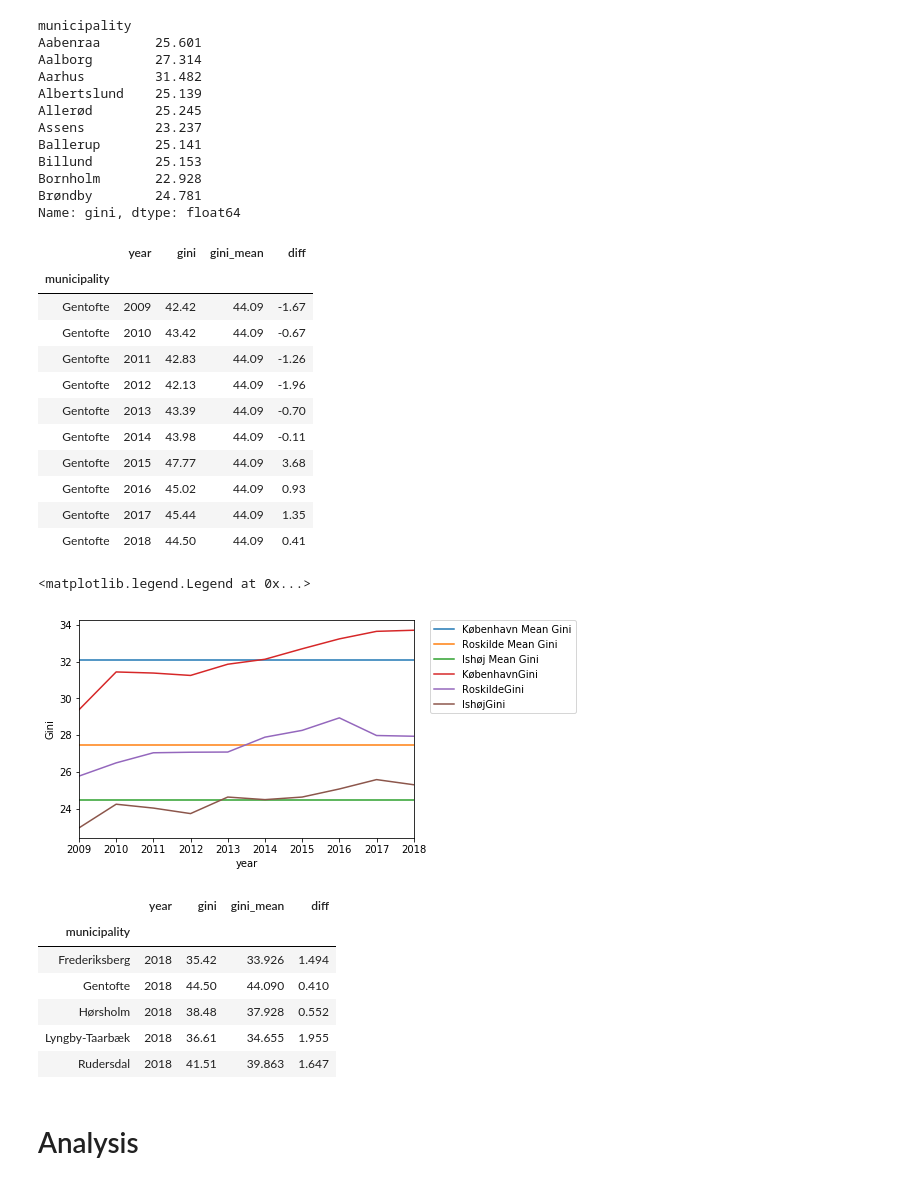
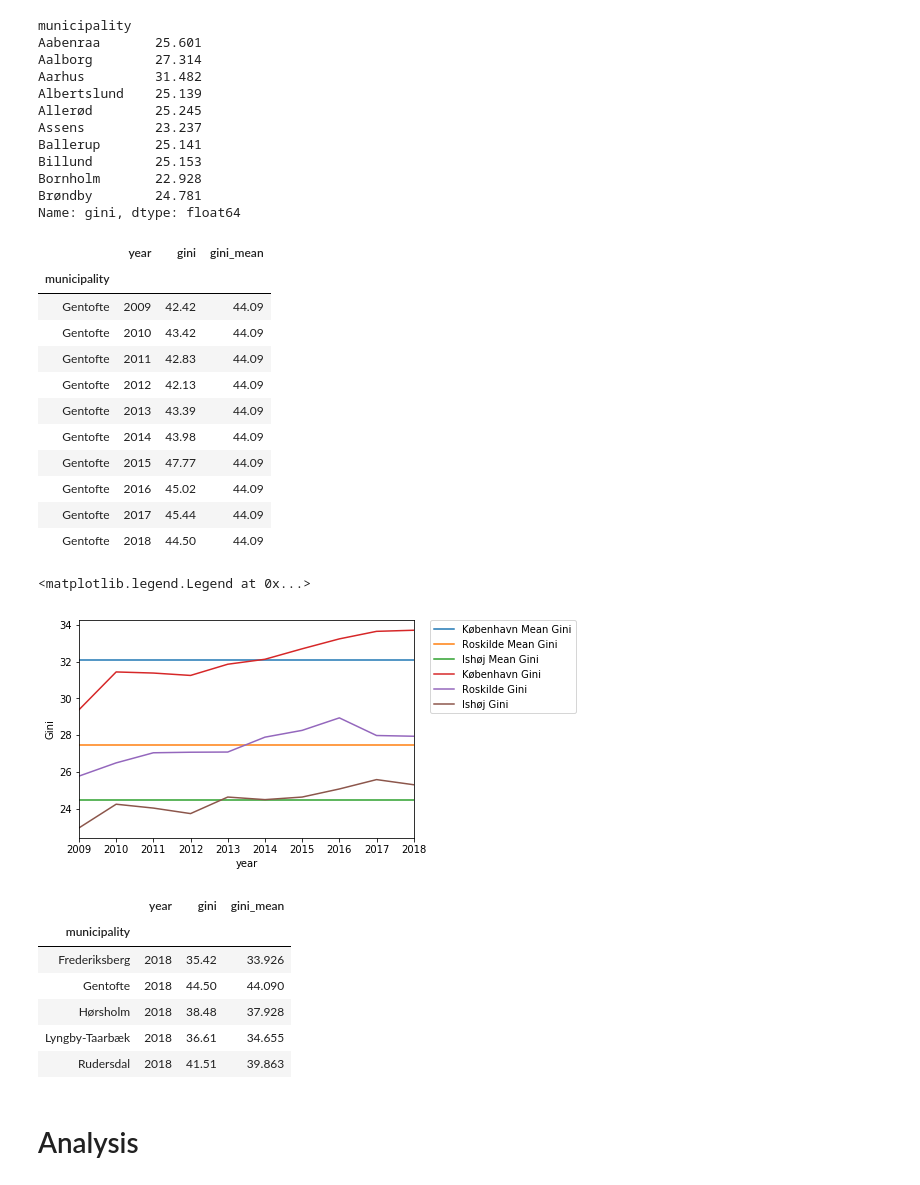
Before and after one commit to NumEconCopenhagen/projects-2020-tobiasharald, a Jupyter notebook: dataproject/dataproject.ipynb, the cells around one changed output. Drawn from its saved outputs; the diff is of its cells as text; code cells hidden in the pictures.

```diff
--- a/dataproject/dataproject.ipynb
+++ b/dataproject/dataproject.ipynb
@@ -410,54 +340,53 @@ Brøndby        24.781
 Name: gini, dtype: float64
 # %%
 gini_mean.name = 'gini_mean'
-gini_test = gini_long.set_index('municipality').join(gini_mean, how='left')
-gini_test['diff'] = gini_test.gini - gini_mean
-gini_test.xs('Gentofte')
+gini_graph = gini_long.set_index('municipality').join(gini_mean, how='left')
+gini_graph.xs('Gentofte')
 # %% [output]
-|  | year | gini | gini_mean | diff |
-| municipality |  |  |  |  |
-| Gentofte | 2009 | 42.42 | 44.09 | -1.67 |
-| Gentofte | 2010 | 43.42 | 44.09 | -0.67 |
-| Gentofte | 2011 | 42.83 | 44.09 | -1.26 |
-| Gentofte | 2012 | 42.13 | 44.09 | -1.96 |
-| Gentofte | 2013 | 43.39 | 44.09 | -0.70 |
-| Gentofte | 2014 | 43.98 | 44.09 | -0.11 |
-| Gentofte | 2015 | 47.77 | 44.09 | 3.68 |
-| Gentofte | 2016 | 45.02 | 44.09 | 0.93 |
-| Gentofte | 2017 | 45.44 | 44.09 | 1.35 |
-| Gentofte | 2018 | 44.50 | 44.09 | 0.41 |
+|  | year | gini | gini_mean |
+| municipality |  |  |  |
+| Gentofte | 2009 | 42.42 | 44.09 |
+| Gentofte | 2010 | 43.42 | 44.09 |
+| Gentofte | 2011 | 42.83 | 44.09 |
+| Gentofte | 2012 | 42.13 | 44.09 |
+| Gentofte | 2013 | 43.39 | 44.09 |
+| Gentofte | 2014 | 43.98 | 44.09 |
+| Gentofte | 2015 | 47.77 | 44.09 |
+| Gentofte | 2016 | 45.02 | 44.09 |
+| Gentofte | 2017 | 45.44 | 44.09 |
+| Gentofte | 2018 | 44.50 | 44.09 |
 # %%
 municipalities2 = ['København','Roskilde','Ishøj']
 
 fig = plt.figure()
 ax = fig.add_subplot(1,1,1)
 
 for m in municipalities2:
-    gini_test.xs(m).plot(x='year',y='gini_mean',ax=ax,label=m + ' Mean Gini')
+    gini_graph.xs(m).plot(x='year',y='gini_mean',ax=ax,label=m + ' Mean Gini')
 
 for m in municipalities2:
-    gini_test.xs(m).plot(x='year',y='gini',ax=ax,label=m + 'Gini')
+    gini_graph.xs(m).plot(x='year',y='gini',ax=ax,label=m + ' Gini')
 
 ax.legend(frameon=True)
 ax.set_ylabel('Gini')
 
 plt.legend(bbox_to_anchor=(1.05, 1), loc='upper left', borderaxespad=0.)
 # %% [output]
 <matplotlib.legend.Legend at 0x...>
-[figure, old version]
+[figure, new version]
 # %%
 #Here we look at the 5 municipalities with the highest gini koeffcient
-gini_2018 = gini_test.loc[(gini_test['year'] == 2018), :]
-gini_large = gini_2018.loc[(gini_2018['gini_mean'] > 33), :]
+gini_2018 = gini_graph.loc[(gini_graph['year'] == 2018), :] # Here we select the yer 2018
+gini_large = gini_2018.loc[(gini_2018['gini_mean'] > 33), :] # Here we choose the municipalities with the highest mean gini by demanding that it is above 33
 gini_large.head(8)
 # %% [output]
-|  | year | gini | gini_mean | diff |
-| municipality |  |  |  |  |
-| Frederiksberg | 2018 | 35.42 | 33.926 | 1.494 |
-| Gentofte | 2018 | 44.50 | 44.090 | 0.410 |
-| Hørsholm | 2018 | 38.48 | 37.928 | 0.552 |
-| Lyngby-Taarbæk | 2018 | 36.61 | 34.655 | 1.955 |
-| Rudersdal | 2018 | 41.51 | 39.863 | 1.647 |
+|  | year | gini | gini_mean |
+| municipality |  |  |  |
+| Frederiksberg | 2018 | 35.42 | 33.926 |
+| Gentofte | 2018 | 44.50 | 44.090 |
+| Hørsholm | 2018 | 38.48 | 37.928 |
+| Lyngby-Taarbæk | 2018 | 36.61 | 34.655 |
+| Rudersdal | 2018 | 41.51 | 39.863 |
 # %% [markdown]
 # Analysis
 # %% [markdown]
```
Also changed, not shown: parts of 15 cells of this notebook.
